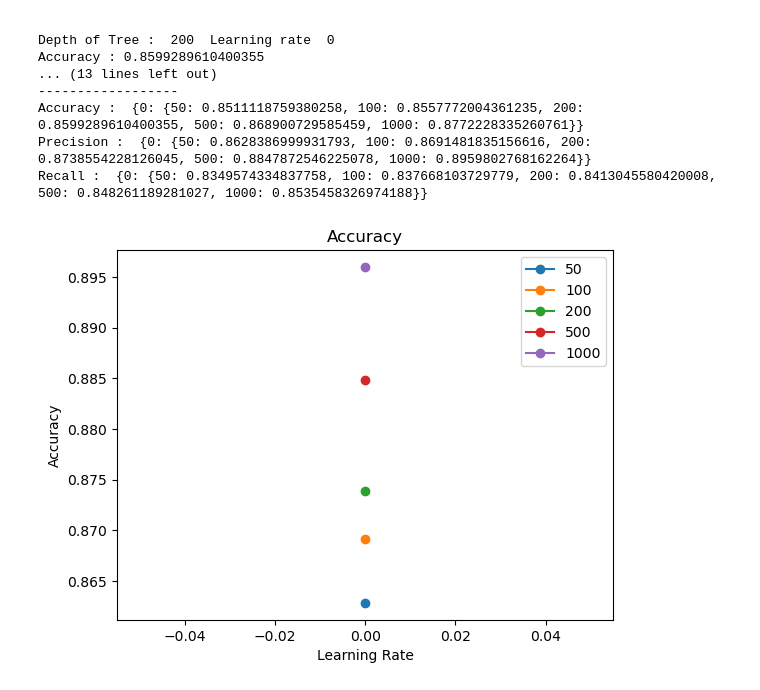
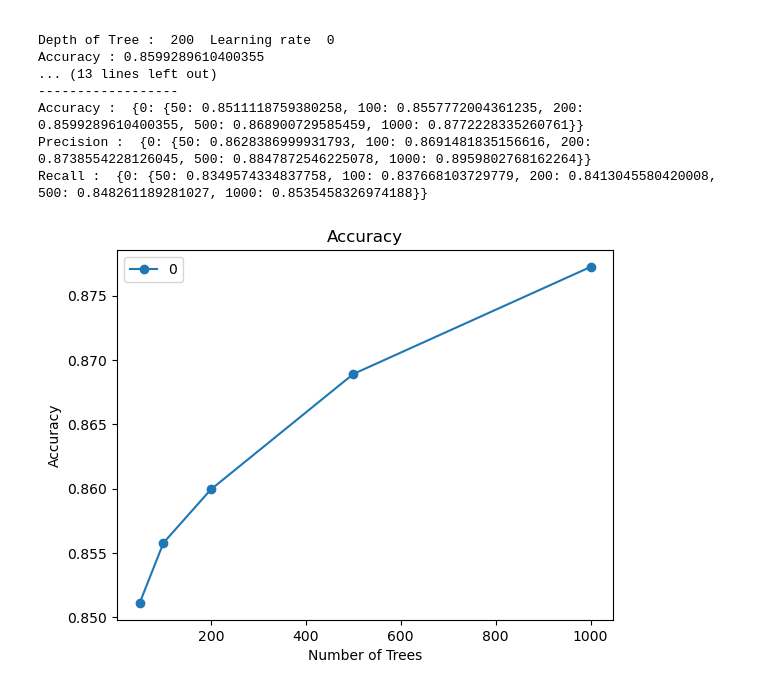
Before and after one commit to dr17549/Credit-Default-Prediction, a Jupyter notebook: Loan Default.ipynb, the cells around one changed output. Cells and saved outputs as stored; diff of their text form; code cells hidden in the pictures.

```diff
--- a/Loan Default.ipynb
+++ b/Loan Default.ipynb
@@ -793,7 +793,7 @@ Adaboost f1 :  0.4248419004378141
 # CV in Trees
 # Set Hyperparameter (Lambda) values to cross validate here !!!!!
 learning_rates = [0]
-number_of_trees = [50,100,200,500,1000]
+number_of_trees = [1000,2000,5000]
 
 cross_validate_result = create_dictionary(learning_rates,number_of_trees)
 cross_validate_recall = create_dictionary(learning_rates,number_of_trees)
@@ -850,6 +850,13 @@ Accuracy :  {0: {50: 0.8511118759380258, 100: 0.8557772004361235, 200: 0.8599289
 Precision :  {0: {50: 0.8628386999931793, 100: 0.8691481835156616, 200: 0.8738554228126045, 500: 0.8847872546225078, 1000: 0.8959802768162264}}
 Recall :  {0: {50: 0.8349574334837758, 100: 0.837668103729779, 200: 0.8413045580420008, 500: 0.848261189281027, 1000: 0.8535458326974188}}
 # %%
-plot_result(cross_validate_precision, 'Learning Rate', 'Accuracy', 'Accuracy')
+# # Plotting a line plot
+# print(cross_validate_precision)
+pd.DataFrame.from_dict(cross_validate_result[0], orient='index').plot(kind='line', marker='o')
+# Display the plot
+plt.title('Accuracy')
+plt.xlabel('Number of Trees')
+plt.ylabel('Accuracy')
+plt.show()
 # %% [output]
-[figure, old version]
+[figure, new version]
```
